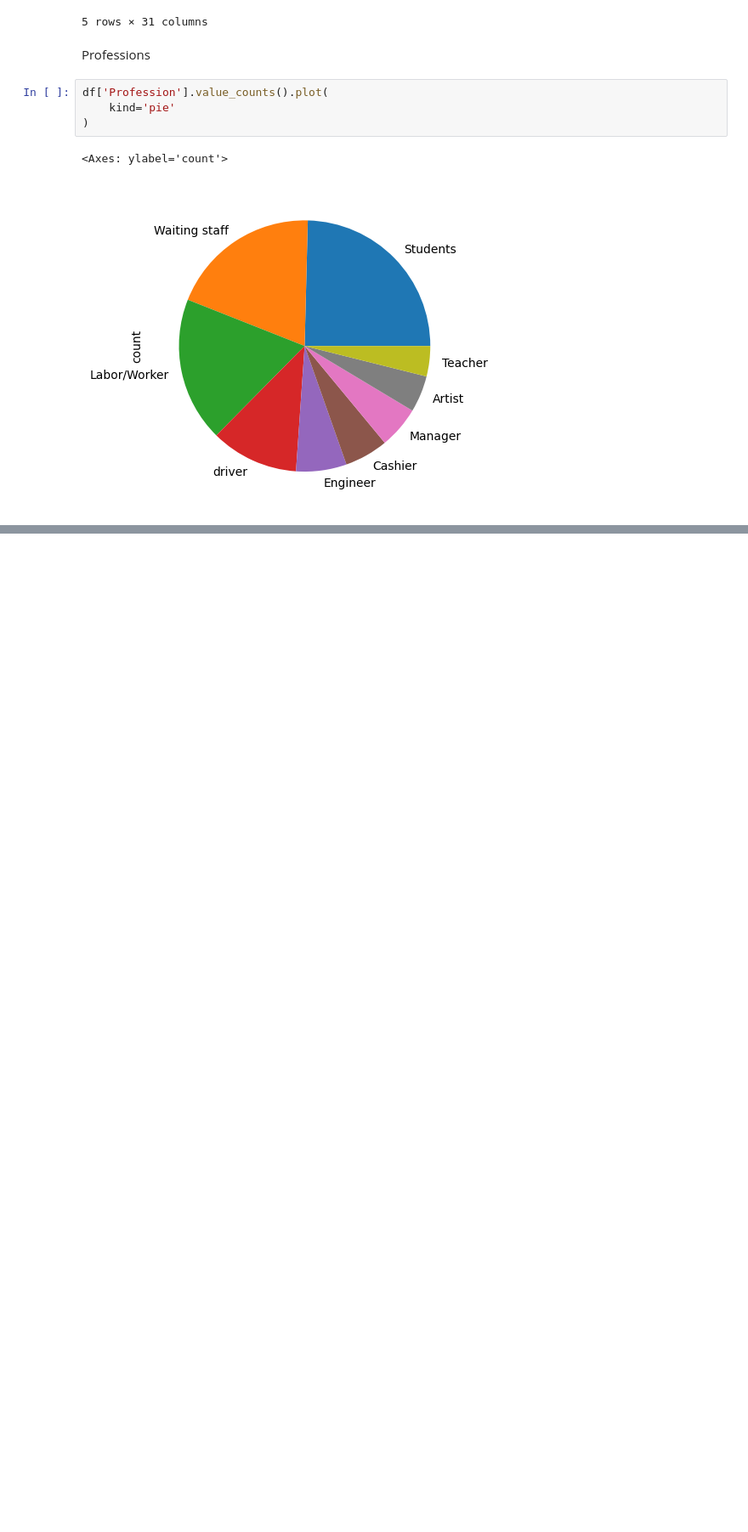
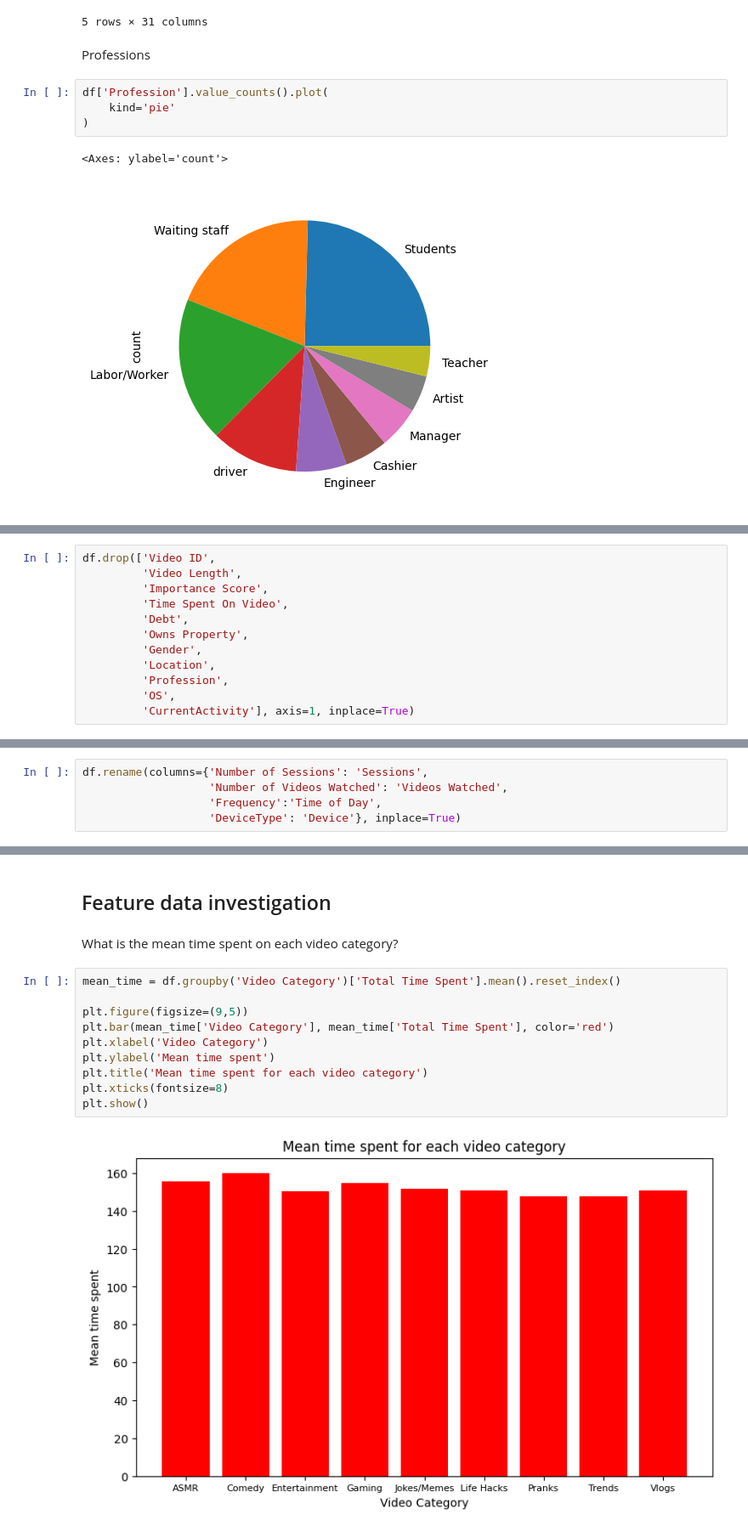
Before and after one commit to cchan083/Social-Media, a Jupyter notebook: analysis.ipynb, the cells around one changed output, grey strips where cells are left out. Shown at 85% size. Drawn from its saved outputs; the diff is of its cells as text; blank space fills up the shorter version.

Commit message:
Explored features and dropped unncessary columns

```diff
--- a/analysis.ipynb
+++ b/analysis.ipynb
@@ -69,0 +123,12 @@ df['Profession'].value_counts().plot(
+# %%
+df.drop(['Video ID',
+         'Video Length',
+         'Importance Score',
+         'Time Spent On Video',
+         'Debt',
+         'Owns Property',
+         'Gender',
+         'Location',
+         'Profession',
+         'OS',
+         'CurrentActivity'], axis=1, inplace=True)
@@ -69,0 +144,5 @@ df['Profession'].value_counts().plot(
+# %%
+df.rename(columns={'Number of Sessions': 'Sessions',
+                   'Number of Videos Watched': 'Videos Watched',
+                   'Frequency':'Time of Day',
+                   'DeviceType': 'Device'}, inplace=True)
@@ -69,0 +165,16 @@ df['Profession'].value_counts().plot(
+# %% [markdown]
+## Feature data investigation
+# %% [markdown]
+What is the mean time spent on each video category?
+# %%
+mean_time = df.groupby('Video Category')['Total Time Spent'].mean().reset_index()
+
+plt.figure(figsize=(9,5))
+plt.bar(mean_time['Video Category'], mean_time['Total Time Spent'], color='red')
+plt.xlabel('Video Category')
+plt.ylabel('Mean time spent')
+plt.title('Mean time spent for each video category')
+plt.xticks(fontsize=8)
+plt.show()
+# %% [output]
+[figure, added]
```
Also changed, not shown: parts of 40 cells of this notebook.
